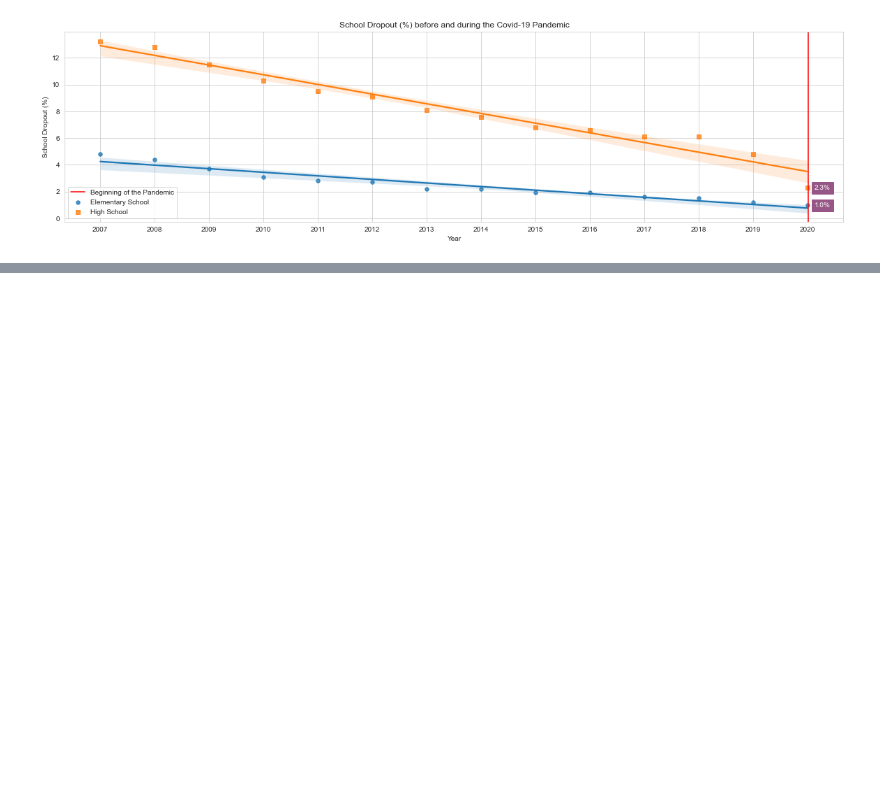
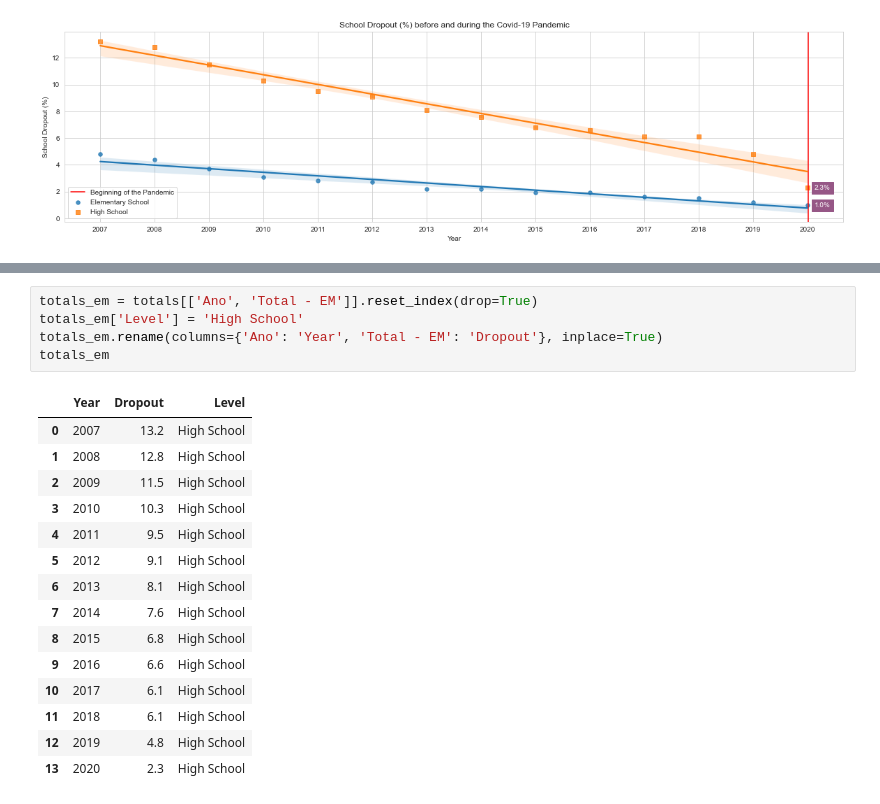
Before and after one commit to aianshay/covid-impacts-on-education, a Jupyter notebook: viz_rq5.ipynb, the cells around one changed output, grey strips where cells are left out. Drawn from its saved outputs; the diff is of its cells as text; blank space fills up the shorter version.

```diff
--- a/viz_rq5.ipynb
+++ b/viz_rq5.ipynb
@@ -139,0 +179,21 @@ plt.show()
+# %%
+totals_em = totals[['Ano', 'Total - EM']].reset_index(drop=True)
+totals_em['Level'] = 'High School'
+totals_em.rename(columns={'Ano': 'Year', 'Total - EM': 'Dropout'}, inplace=True)
+totals_em
+# %% [output]
+|  | Year | Dropout | Level |
+| 0 | 2007 | 13.2 | High School |
+| 1 | 2008 | 12.8 | High School |
+| 2 | 2009 | 11.5 | High School |
+| 3 | 2010 | 10.3 | High School |
+| 4 | 2011 | 9.5 | High School |
+| 5 | 2012 | 9.1 | High School |
+| 6 | 2013 | 8.1 | High School |
+| 7 | 2014 | 7.6 | High School |
+| 8 | 2015 | 6.8 | High School |
+| 9 | 2016 | 6.6 | High School |
+| 10 | 2017 | 6.1 | High School |
+| 11 | 2018 | 6.1 | High School |
+| 12 | 2019 | 4.8 | High School |
+| 13 | 2020 | 2.3 | High School |
```
Also changed, not shown: parts of 5 cells of this notebook.
